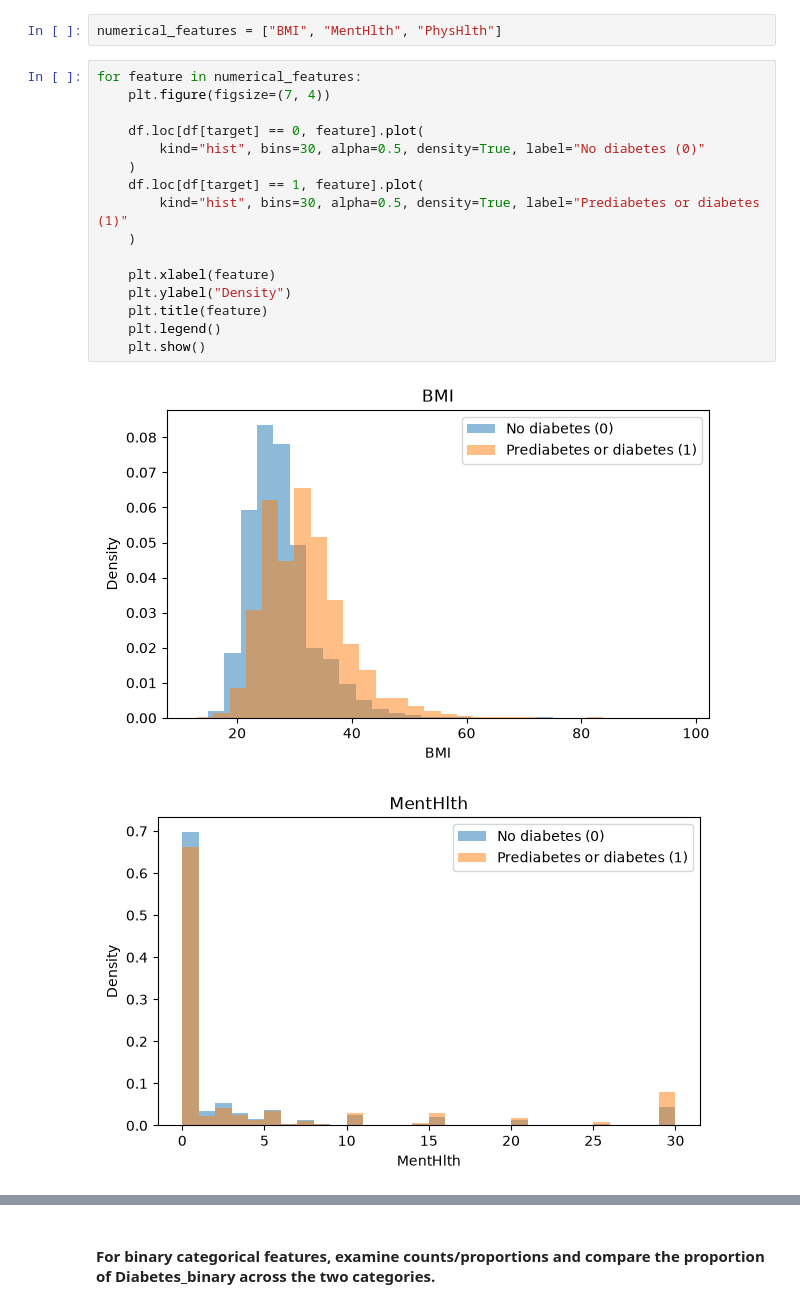
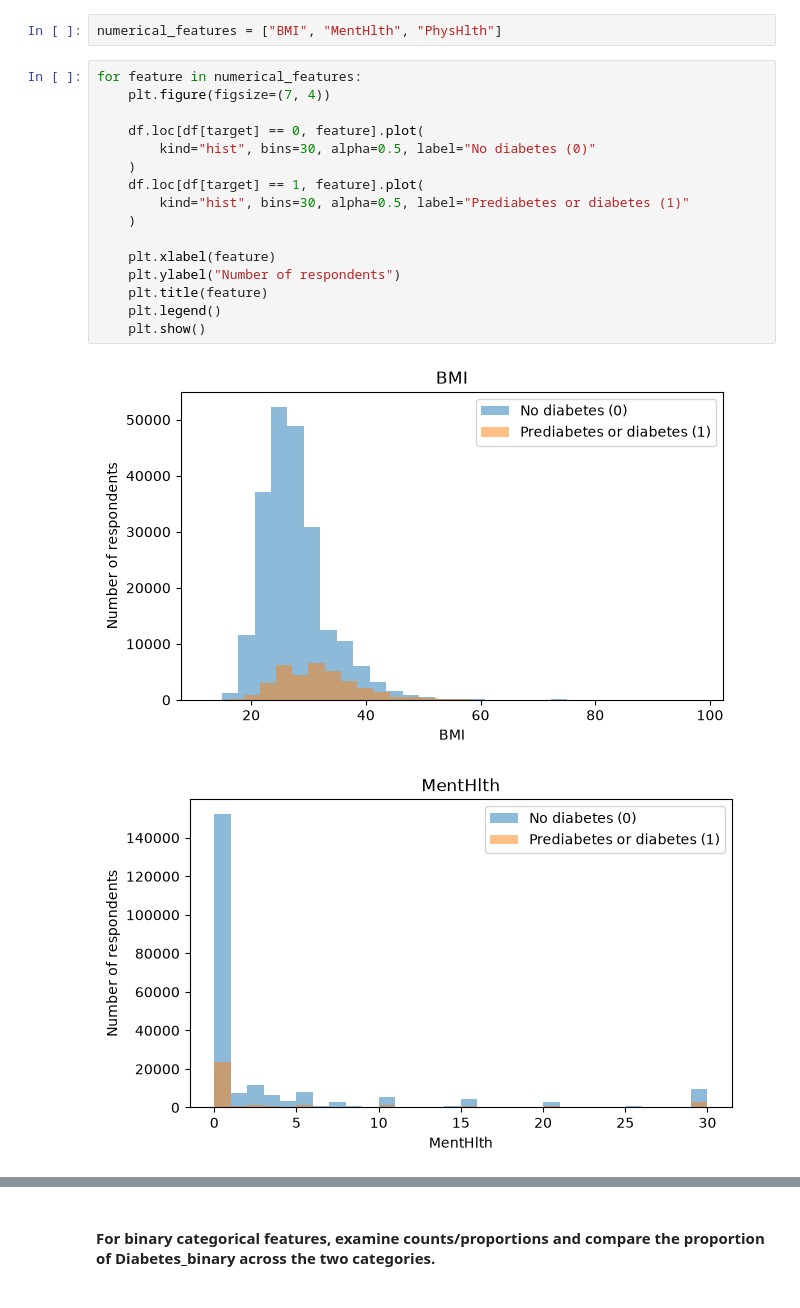
Before and after one commit to J-0-S-E/IE500618-Assignment-2, a Jupyter notebook: assignment2.ipynb, the cells around one changed output, grey strips where cells are left out. Saved outputs shown, nothing was run; the diff lists cells and outputs as text.

```diff
--- a/assignment2.ipynb
+++ b/assignment2.ipynb
@@ -105,19 +105,19 @@ numerical_features = ["BMI", "MentHlth", "PhysHlth"]
 # %%
 for feature in numerical_features:
     plt.figure(figsize=(7, 4))
 
     df.loc[df[target] == 0, feature].plot(
-        kind="hist", bins=30, alpha=0.5, density=True, label="No diabetes (0)"
+        kind="hist", bins=30, alpha=0.5, label="No diabetes (0)"
     )
     df.loc[df[target] == 1, feature].plot(
-        kind="hist", bins=30, alpha=0.5, density=True, label="Prediabetes or diabetes (1)"
+        kind="hist", bins=30, alpha=0.5, label="Prediabetes or diabetes (1)"
     )
 
     plt.xlabel(feature)
-    plt.ylabel("Density")
+    plt.ylabel("Number of respondents")
     plt.title(feature)
     plt.legend()
     plt.show()
 # %% [output]
-[figure, old version]
+[figure, new version]
-[figure, old version]
+[figure, new version]
```
Also changed, not shown: parts of 22 cells of this notebook.
